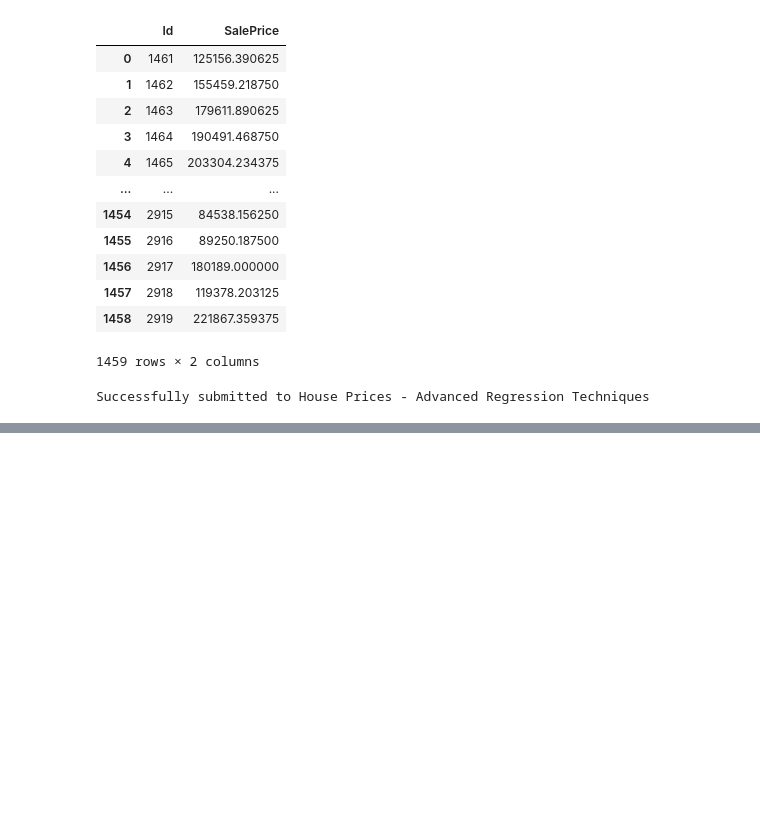
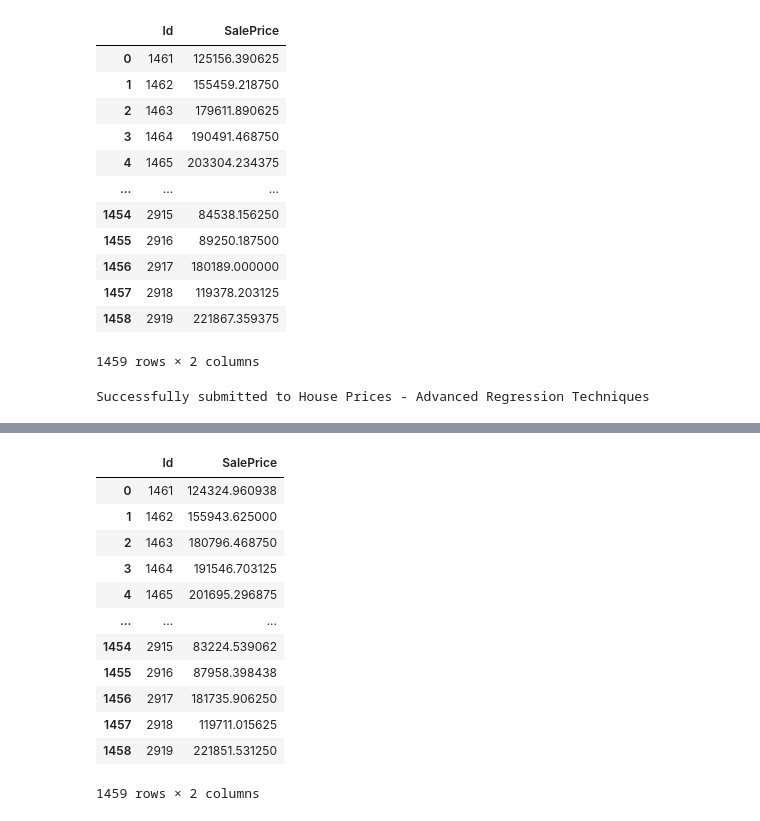
Before and after one commit to abdulhakkeempa/house-price-prediction, a Jupyter notebook: House_Price_Prediction.ipynb, the cells around one changed output, grey strips where cells are left out. Cells and saved outputs as stored; diff of their text form; code cells hidden in the pictures; blank space fills up the shorter version.

```diff
--- a/House_Price_Prediction.ipynb
+++ b/House_Price_Prediction.ipynb
@@ -1405,0 +1583,16 @@ model.save_model(f'XGBoost-Optimised-{today}.json')
+# %%
+generateSubmissionFile(minMaxScaler.transform(test_data),model,"XGBoostOptimised-Feature-Transformed-1200-Epochs")
+# %% [output]
+|  | Id | SalePrice |
+| 0 | 1461 | 124324.960938 |
+| 1 | 1462 | 155943.625000 |
+| 2 | 1463 | 180796.468750 |
+| 3 | 1464 | 191546.703125 |
+| 4 | 1465 | 201695.296875 |
+| ... | ... | ... |
+| 1454 | 2915 | 83224.539062 |
+| 1455 | 2916 | 87958.398438 |
+| 1456 | 2917 | 181735.906250 |
+| 1457 | 2918 | 119711.015625 |
+| 1458 | 2919 | 221851.531250 |
+1459 rows × 2 columns
```
Also changed, not shown: parts of 28 cells of this notebook.
